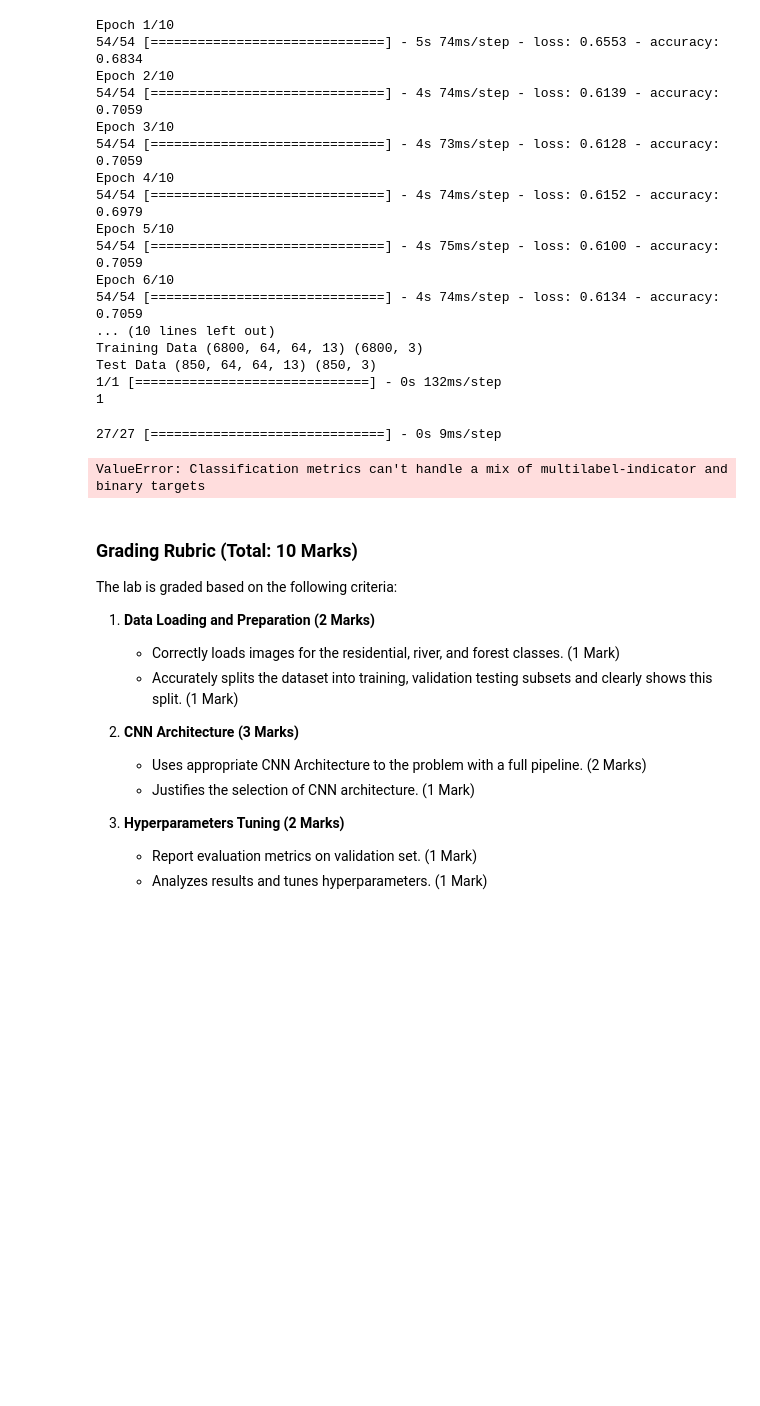
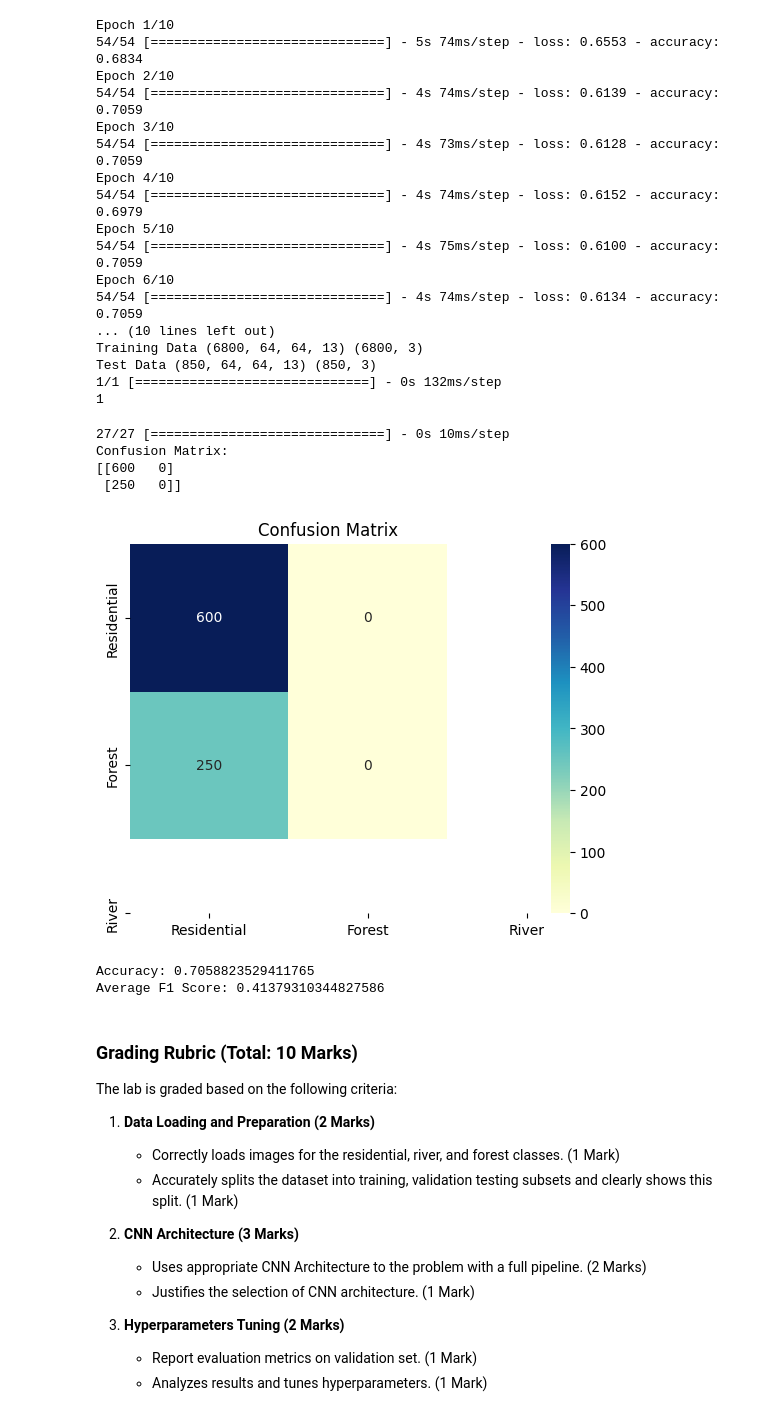
Before and after one commit to yasmineghanem/Satellite-Imaging, a Jupyter notebook: Lab 4 - CNN/Convolutional Neural Networks.ipynb, the cells around one changed output. Cells and saved outputs as stored; diff of their text form; code cells hidden in the pictures; blank space fills up the shorter version.

```diff
--- a/Lab 4 - CNN/Convolutional Neural Networks.ipynb
+++ b/Lab 4 - CNN/Convolutional Neural Networks.ipynb
@@ -333,34 +333,39 @@ Test Data (850, 64, 64, 13) (850, 3)
 # %%
 #Evaluation
 from sklearn.metrics import confusion_matrix, accuracy_score, f1_score
 import seaborn as sns
-import matplotlib.pylab as plt
+import matplotlib.pyplot as plt
 
-
+# Convert one-hot encoded labels to integer format
+y_test_int = np.argmax(y_test, axis=1)
 
 # Check Accuracy of the Model
 y_pred = lenet.predict(x_test)
 y_pred_classes = np.argmax(y_pred, axis=1)
 
-
 # Confusion Matrix
-conf_matrix = confusion_matrix(y_test, y_pred_classes)
+conf_matrix = confusion_matrix(y_test_int, y_pred_classes)
 print("Confusion Matrix:")
 print(conf_matrix)
 ax = sns.heatmap(conf_matrix, annot=True, fmt="d", cmap="YlGnBu", xticklabels=['Residential', 'Forest', 'River'], yticklabels=['Residential', 'Forest', 'River'])
 ax.set_title('Confusion Matrix')
 plt.show()
 
 # Accuracy
-accuracy = accuracy_score(y_test, y_pred_classes)
+accuracy = accuracy_score(y_test_int, y_pred_classes)
 print("Accuracy:", accuracy)
 
 # F1 Score
-f1 = f1_score(y_test, y_pred_classes, average='macro')
+f1 = f1_score(y_test_int, y_pred_classes, average='macro')
 print("Average F1 Score:", f1)
 # %% [output]
-27/27 [==============================] - 0s 9ms/step
+27/27 [==============================] - 0s 10ms/step
+Confusion Matrix:
+[[600   0]
+ [250   0]]
+[figure, added]
-ValueError: Classification metrics can't handle a mix of multilabel-indicator and binary targets
+Accuracy: 0.7058823529411765
+Average F1 Score: 0.41379310344827586
 # %%
 # Good Luck from Psy and wish me well
 # I wish you you well
```
